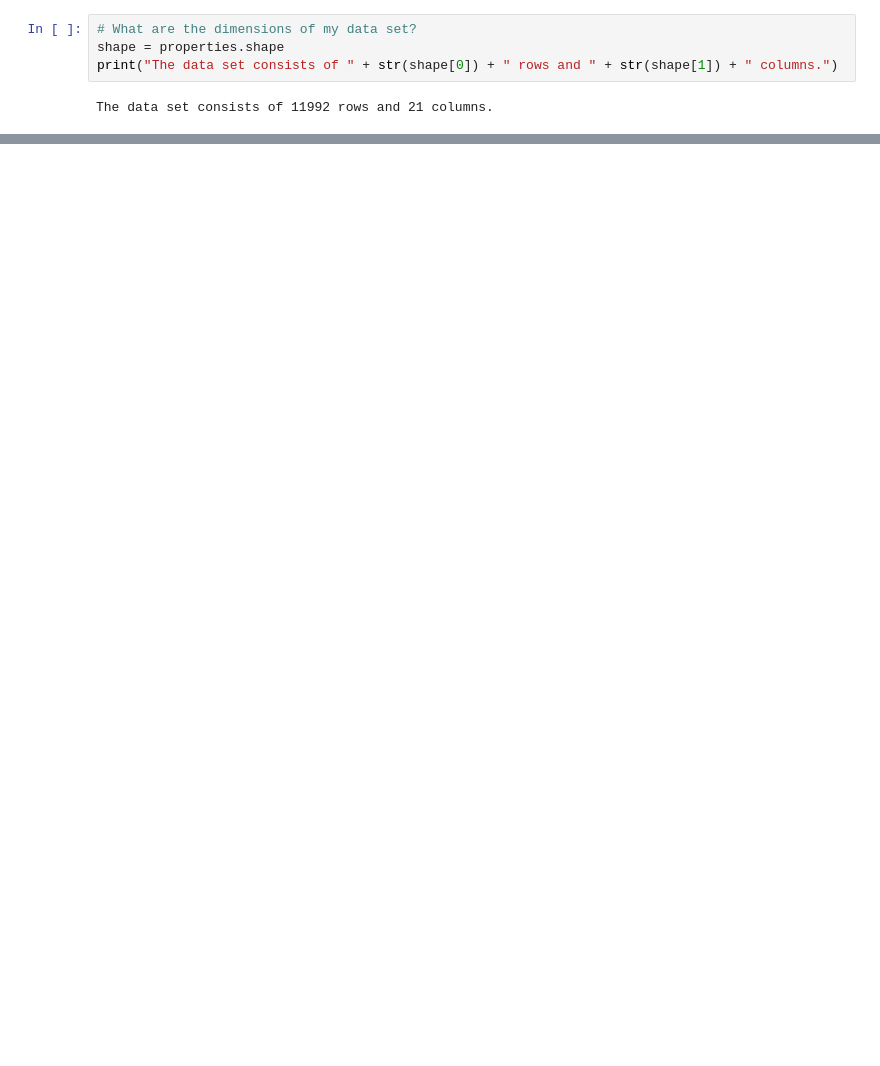
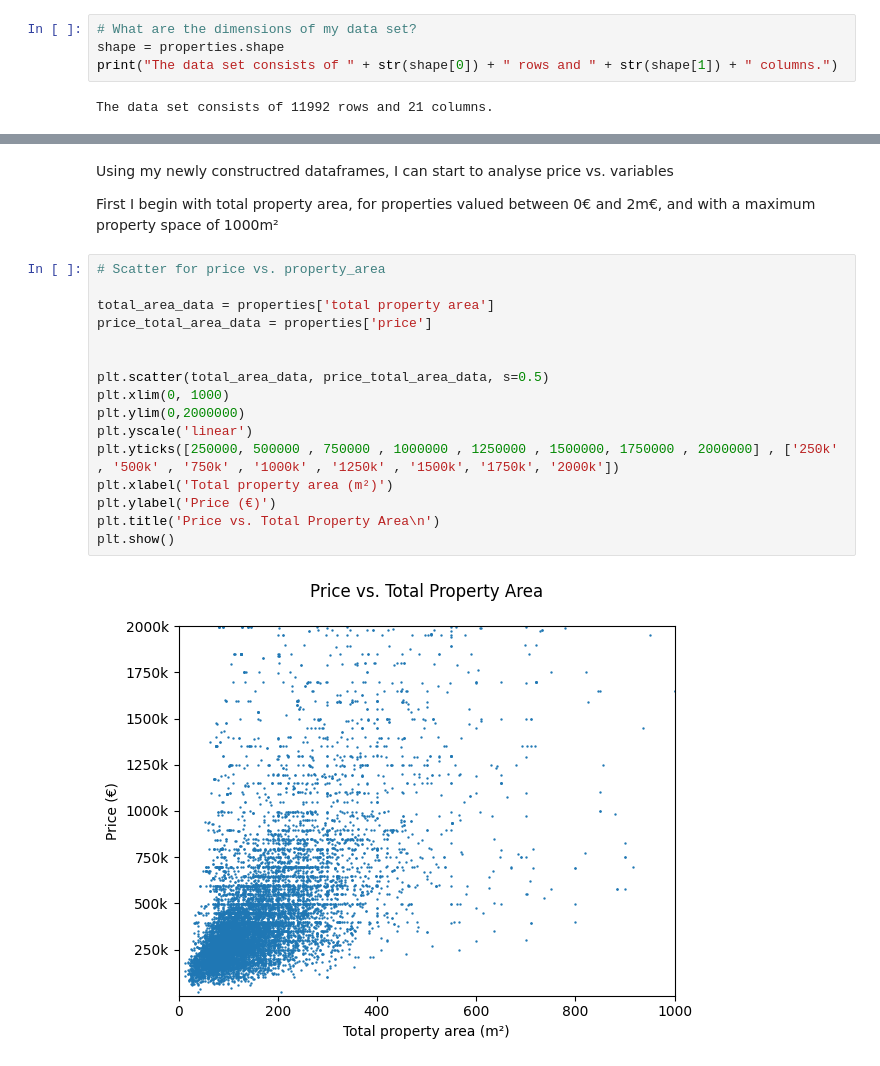
Before and after one commit to ghollingdale/PropertyAnalysisBE, a Jupyter notebook: Data_Analysis.ipynb, the cells around one changed output, grey strips where cells are left out. Drawn from its saved outputs; the diff is of its cells as text; blank space fills up the shorter version.

```diff
--- a/Data_Analysis.ipynb
+++ b/Data_Analysis.ipynb
@@ -111,0 +132,22 @@ plt.show()
+# %% [markdown]
+Using my newly constructred dataframes, I can start to analyse price vs. variables
+
+First I begin with total property area, for properties valued between 0€ and 2m€, and with a maximum property space of 1000m²
+# %%
+# Scatter for price vs. property_area
+
+total_area_data = properties['total property area']
+price_total_area_data = properties['price']
+
+
+plt.scatter(total_area_data, price_total_area_data, s=0.5)
+plt.xlim(0, 1000)
+plt.ylim(0,2000000)
+plt.yscale('linear')
+plt.yticks([250000, 500000 , 750000 , 1000000 , 1250000 , 1500000, 1750000 , 2000000] , ['250k' , '500k' , '750k' , '1000k' , '1250k' , '1500k', '1750k', '2000k'])
+plt.xlabel('Total property area (m²)')
+plt.ylabel('Price (€)')
+plt.title('Price vs. Total Property Area\n')
+plt.show()
+# %% [output]
+[figure, added]
```
Also changed, not shown: parts of 16 cells of this notebook.
